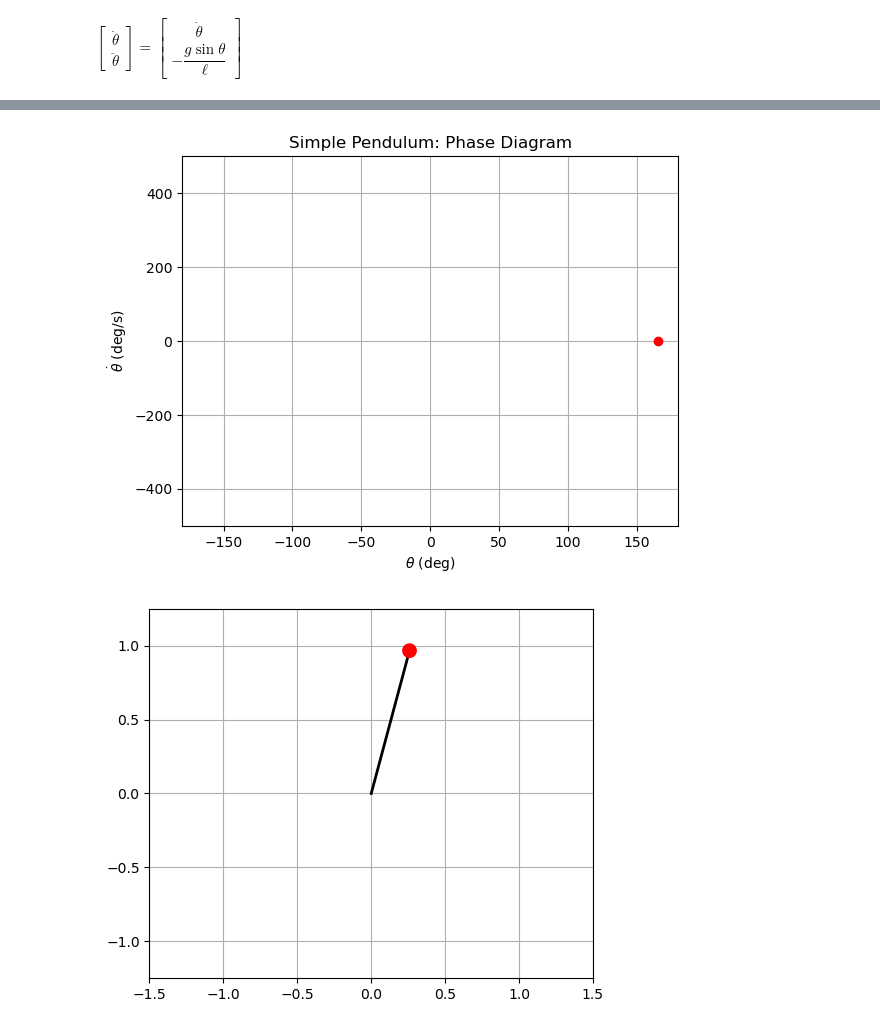
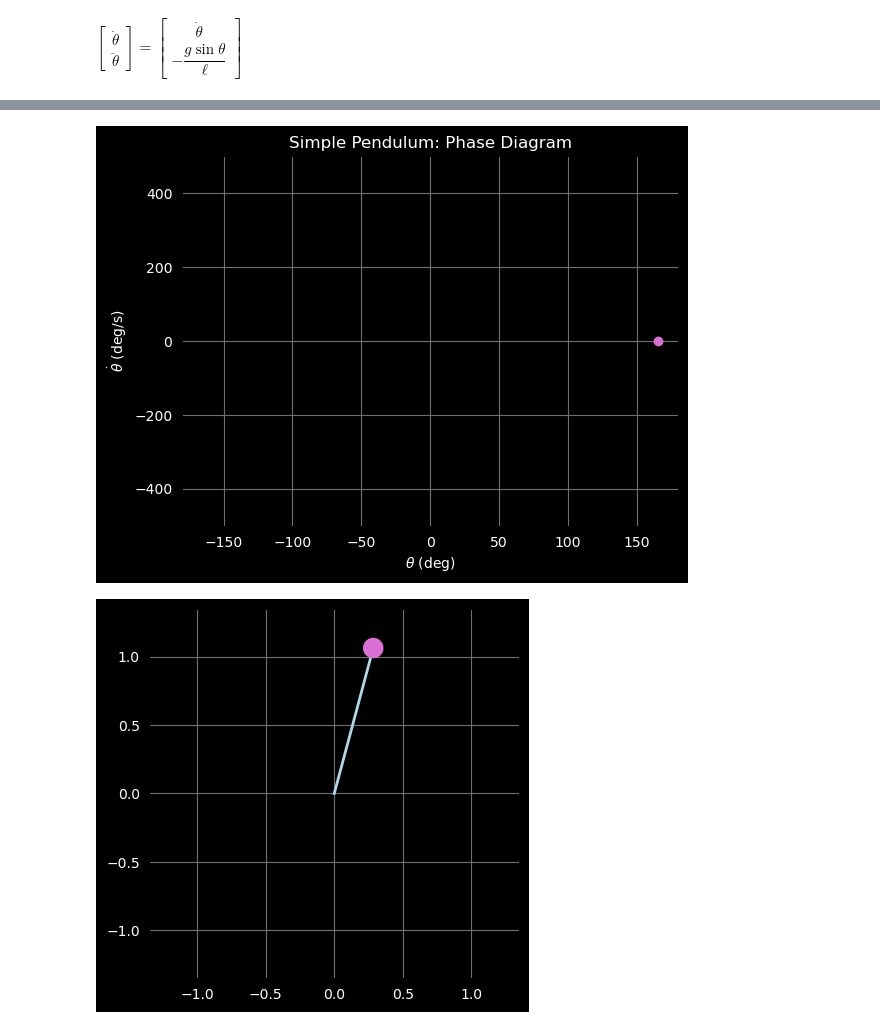
Before and after one commit to Argemenon/Astronomy_and_Simulations, a Jupyter notebook: Physics Simulations/pendulum/simulating simple pendulum.ipynb, the cells around one changed output, grey strips where cells are left out. Cells and saved outputs as stored; diff of their text form; code cells hidden in the pictures.

```diff
--- a/Physics Simulations/pendulum/simulating simple pendulum.ipynb
+++ b/Physics Simulations/pendulum/simulating simple pendulum.ipynb
@@ -11,0 +51,2 @@ $\begin{bmatrix} \dot \theta \\ \ddot \theta \end{bmatrix} = \begin{bmatrix} \do
+# %%
+Nfin, Tfin= find_best_multiplier(tff, maxx_n)
@@ -12,16 +61,6 @@ $\begin{bmatrix} \dot \theta \\ \ddot \theta \end{bmatrix} = \begin{bmatrix} \do
+# %%
+t_final = Tfin
 # %%
-# assign constants (g, ell) values
-g = 9.81
-ell = 1
-
-# initial conditions: theta=30 deg, velocity=0
-theta0 = np.deg2rad(165)
-theta_dot0 = 0
-
-# set the simulation time and frames per second
-t_final = 15
-fps = 30
-
 # wrapping angle
 def wrap_angle(angle):
     return (angle + 180) % 360 - 180
@@ -46,15 +85,15 @@ theta_dot_deg = np.rad2deg(sol.y[1])
 # optional: save theta_deg in a CSV file
 # np.savetxt('pend.csv', np.transpose([t, theta_deg, theta_dot_deg]), delimiter=',')
 # %%
-# # bonus! Customize color scheme in matplotlib
-# # change matplotlib defaults
-# plt.rcParams['axes.facecolor'] = 'black'
-# plt.rcParams['axes.labelcolor'] = 'white'
-# plt.rcParams['axes.titlecolor'] = 'white'
-# plt.rcParams['figure.facecolor'] = 'black'
-# plt.rcParams['legend.labelcolor'] = 'white'
-# plt.rcParams['xtick.labelcolor'] = 'white'
-# plt.rcParams['ytick.labelcolor'] = 'white'
-# plt.rcParams['grid.color'] = '#707070'
+# bonus! Customize color scheme in matplotlib
+# change matplotlib defaults
+plt.rcParams['axes.facecolor'] = 'black'
+plt.rcParams['axes.labelcolor'] = 'white'
+plt.rcParams['axes.titlecolor'] = 'white'
+plt.rcParams['figure.facecolor'] = 'black'
+plt.rcParams['legend.labelcolor'] = 'white'
+plt.rcParams['xtick.labelcolor'] = 'white'
+plt.rcParams['ytick.labelcolor'] = 'white'
+plt.rcParams['grid.color'] = '#707070'
 # %%
 # create a plot of theta and theta_dot vs time
@@ -109,8 +148,8 @@ plt.show()
 # animate the phase diagram
 fig, ax = plt.subplots()
 
-phase_curve, = ax.plot(theta_deg[0], theta_dot_deg[0], 'b')
-phase_dot, =  ax.plot(theta_deg[0], theta_dot_deg[0], 'ro')
+phase_curve, = ax.plot(theta_deg[0], theta_dot_deg[0], c='lightblue')
+phase_dot, =  ax.plot(theta_deg[0], theta_dot_deg[0], c='orchid', marker= 'o')
 
 ax.set_title('Simple Pendulum: Phase Diagram')
 ax.set_xlim(-180, 180)
@@ -127,32 +166,33 @@ ani = animation.FuncAnimation(fig, animate, frames=len(t))
 ffmpeg_writer = animation.FFMpegWriter(fps=fps)
 ani.save('phase_diagram.mp4', writer=ffmpeg_writer)
 # %% [output]
-[figure, old version]
+[figure, new version]
 # %%
 # create an animation of the pendulum swining with Matplotlib
 def pend_pos(theta):
     return (ell*np.sin(theta), -ell*np.cos(theta))
 
 # create figure
 fig = plt.figure()
 ax = fig.add_subplot(aspect='equal')
-ax.set_xlim(-1.5, 1.5)
-ax.set_ylim(-1.25, 1.25)
+ax.set_xlim(-(ell + 0.25), (ell + 0.25))
+ax.set_ylim(-(ell + 0.25), (ell + 0.25))
+ax.set_aspect('equal')
 ax.grid()
 
 x0, y0 = pend_pos(theta0)
-line, = ax.plot([0, x0], [0, y0], lw=2, c='k')
-circle = ax.add_patch(plt.Circle(pend_pos(theta0), 0.05, fc='r', zorder=3))
+line, = ax.plot([0, x0], [0, y0], lw=2, c='lightblue')
+circle = ax.add_patch(plt.Circle(pend_pos(theta0), 0.075, fc='orchid', zorder=3))
 
 # animate each frame "i"
 def animate(i):
     x,y = pend_pos(theta[i])
     line.set_data([0, x], [0, y])
     circle.set_center((x, y))
 
 # save a video: 30 fps
 ani = animation.FuncAnimation(fig, animate, frames=len(t))
 ffmpeg_writer = animation.FFMpegWriter(fps=fps)
 ani.save('pend.mp4', writer=ffmpeg_writer)
 # %% [output]
-[figure, old version]
+[figure, new version]
```
Also changed, not shown: parts of 10 cells of this notebook, 9 other files.
